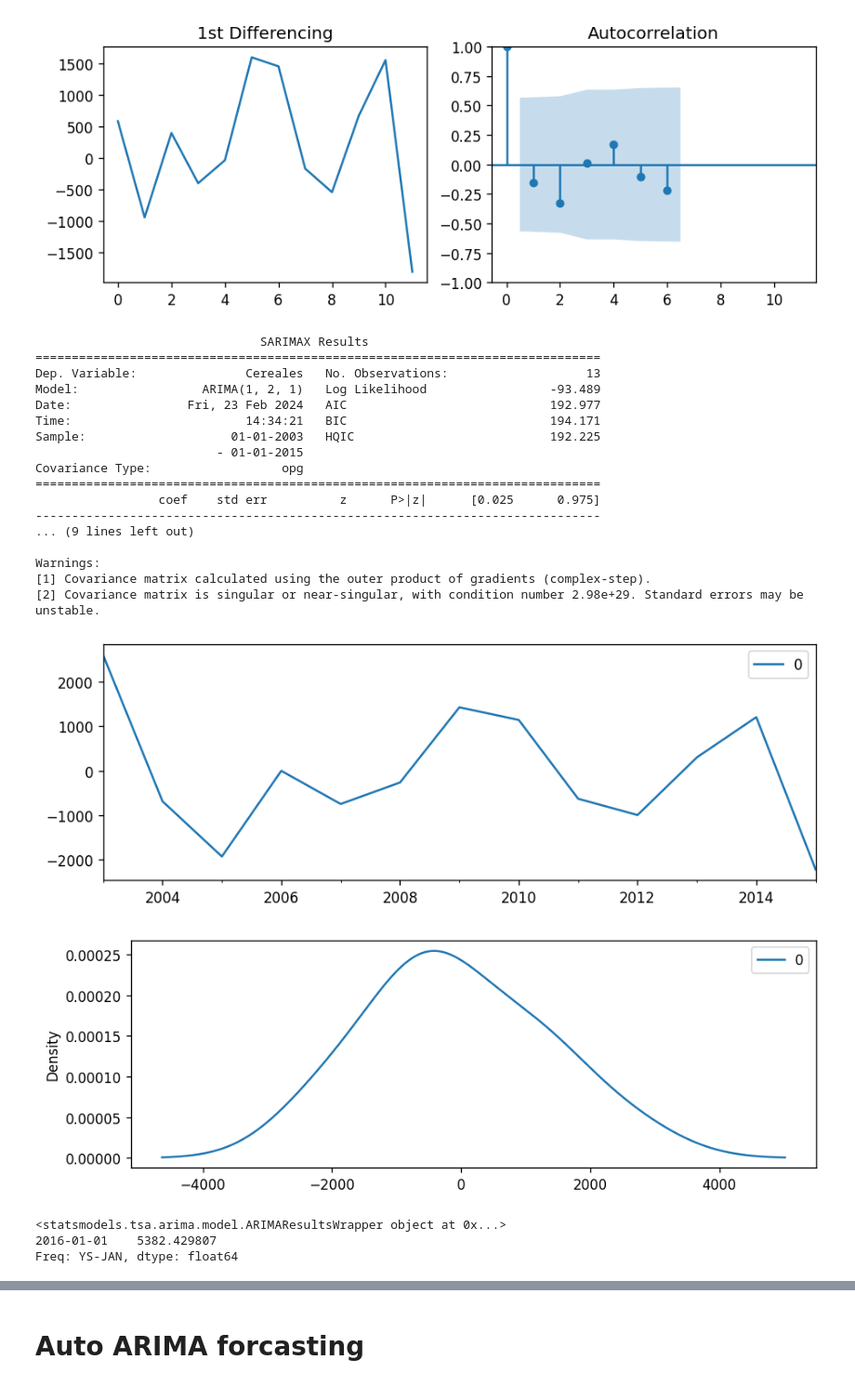
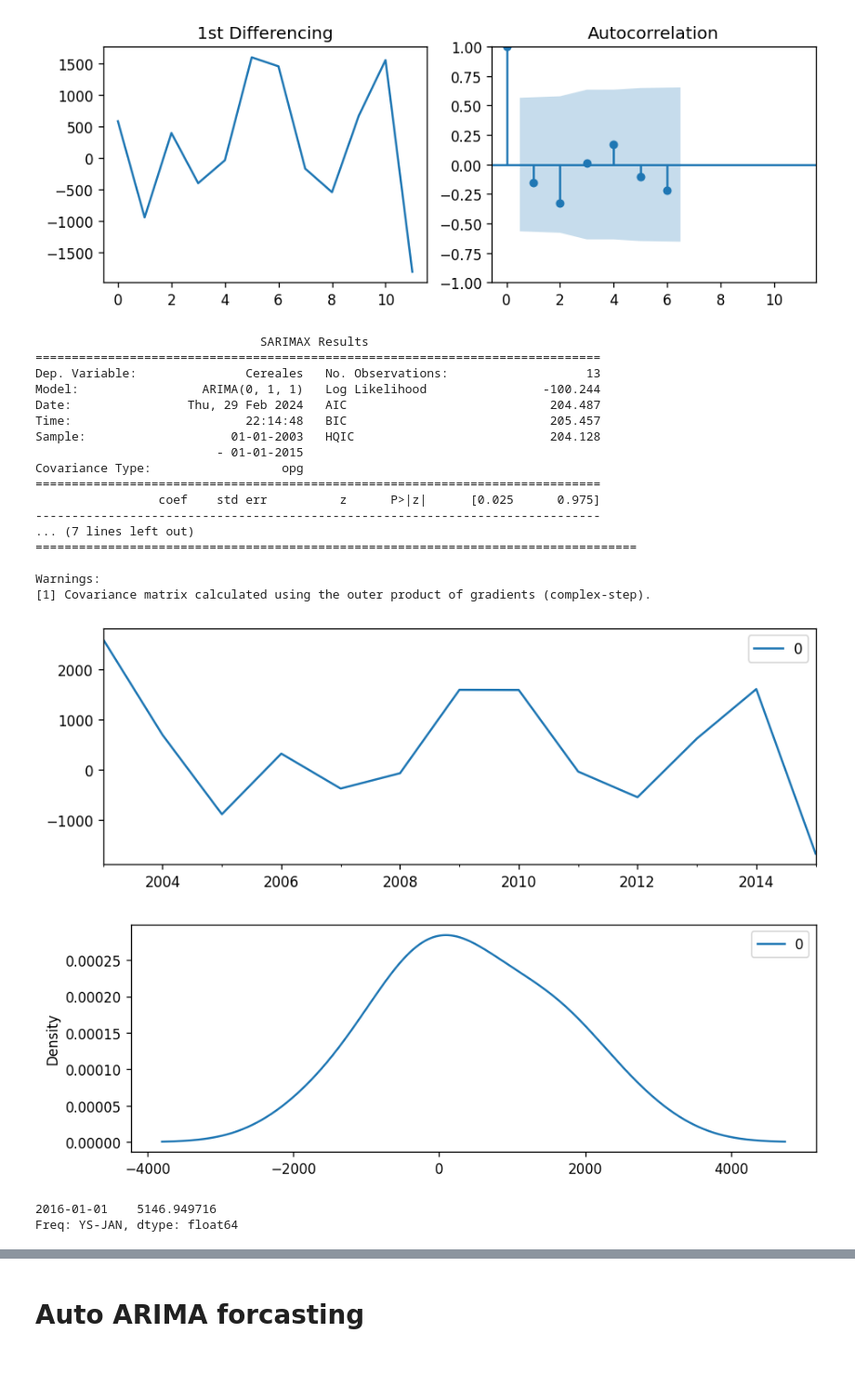
Before and after one commit to aL0NEW0LF/food-security-project, a Jupyter notebook: app/arima.ipynb, the cells around one changed output, grey strips where cells are left out. Shown at 93% size. Saved outputs shown, nothing was run; the diff lists cells and outputs as text; code cells hidden in the pictures.

Commit message:
perf: better ARIMA model

```diff
--- a/app/arima.ipynb
+++ b/app/arima.ipynb
@@ -105,43 +142,42 @@ plt.show()
 X = production_data.tail(1)
 
 # fit model
-model = ARIMA(production_data, order=(1,2,1))
+model = ARIMA(production_data, order=(0,1,1))
 model_fit = model.fit()
 
 # summary of fit model
 print(model_fit.summary())
 
 # line plot of residuals
 residuals = pd.DataFrame(model_fit.resid)
 residuals.plot()
 plt.show()
 
 # density plot of residuals
 residuals.plot(kind='kde')
 plt.show()
 
 # summary stats of residuals
 print(model_fit.forecast())
 # %% [output]
                                SARIMAX Results
 ==============================================================================
 Dep. Variable:               Cereales   No. Observations:                   13
-Model:                 ARIMA(1, 2, 1)   Log Likelihood                 -93.489
-Date:                Fri, 23 Feb 2024   AIC                            192.977
-Time:                        14:34:21   BIC                            194.171
-Sample:                    01-01-2003   HQIC                           192.225
+Model:                 ARIMA(0, 1, 1)   Log Likelihood                -100.244
+Date:                Thu, 29 Feb 2024   AIC                            204.487
+Time:                        22:14:48   BIC                            205.457
+Sample:                    01-01-2003   HQIC                           204.128
                          - 01-01-2015
 Covariance Type:                  opg
 ==============================================================================
                  coef    std err          z      P>|z|      [0.025      0.975]
 ------------------------------------------------------------------------------
-... (9 lines left out)
+... (7 lines left out)
+===================================================================================
 
 Warnings:
 [1] Covariance matrix calculated using the outer product of gradients (complex-step).
-[2] Covariance matrix is singular or near-singular, with condition number 2.98e+29. Standard errors may be unstable.
-[figure, old version]
+[figure, new version]
-[figure, old version]
+[figure, new version]
-<statsmodels.tsa.arima.model.ARIMAResultsWrapper object at 0x...>
-2016-01-01    5382.429807
+2016-01-01    5146.949716
 Freq: YS-JAN, dtype: float64
```
Also changed, not shown: parts of 5 cells of this notebook, 1 other file.
